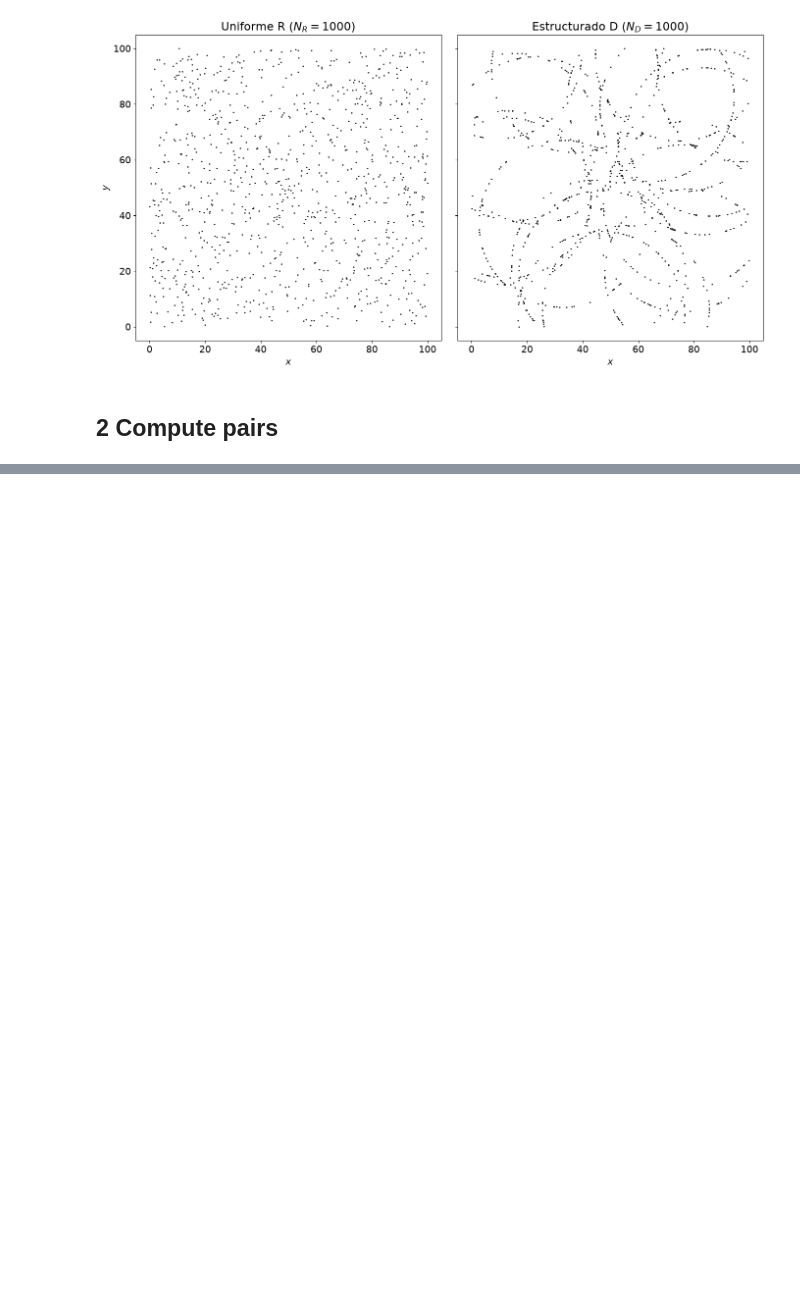
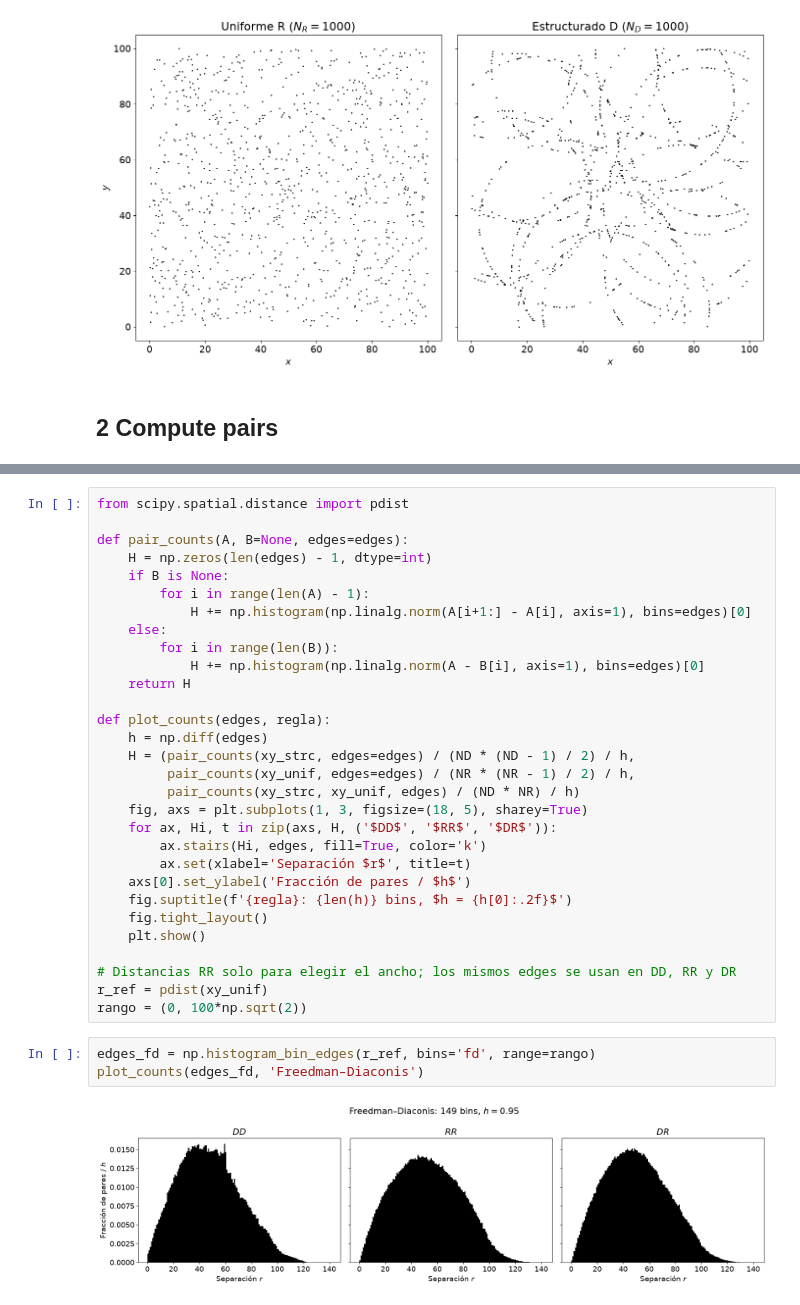
Before and after one commit to jairferrara/num-est, a Jupyter notebook: 05/05.ipynb, the cells around one changed output, grey strips where cells are left out. Drawn from its saved outputs; the diff is of its cells as text; blank space fills up the shorter version.

```diff
--- a/05/05.ipynb
+++ b/05/05.ipynb
@@ -88,0 +135,35 @@ plt.show()
+# %%
+from scipy.spatial.distance import pdist
+
+def pair_counts(A, B=None, edges=edges):
+    H = np.zeros(len(edges) - 1, dtype=int)
+    if B is None:
+        for i in range(len(A) - 1):
+            H += np.histogram(np.linalg.norm(A[i+1:] - A[i], axis=1), bins=edges)[0]
+    else:
+        for i in range(len(B)):
+            H += np.histogram(np.linalg.norm(A - B[i], axis=1), bins=edges)[0]
+    return H
+
+def plot_counts(edges, regla):
+    h = np.diff(edges)
+    H = (pair_counts(xy_strc, edges=edges) / (ND * (ND - 1) / 2) / h,
+         pair_counts(xy_unif, edges=edges) / (NR * (NR - 1) / 2) / h,
+         pair_counts(xy_strc, xy_unif, edges) / (ND * NR) / h)
+    fig, axs = plt.subplots(1, 3, figsize=(18, 5), sharey=True)
+    for ax, Hi, t in zip(axs, H, ('$DD$', '$RR$', '$DR$')):
+        ax.stairs(Hi, edges, fill=True, color='k')
+        ax.set(xlabel='Separación $r$', title=t)
+    axs[0].set_ylabel('Fracción de pares / $h$')
+    fig.suptitle(f'{regla}: {len(h)} bins, $h = {h[0]:.2f}$')
+    fig.tight_layout()
+    plt.show()
+
+# Distancias RR solo para elegir el ancho; los mismos edges se usan en DD, RR y DR
+r_ref = pdist(xy_unif)
+rango = (0, 100*np.sqrt(2))
+# %%
+edges_fd = np.histogram_bin_edges(r_ref, bins='fd', range=rango)
+plot_counts(edges_fd, 'Freedman–Diaconis')
+# %% [output]
+[figure, added]
```
Also changed, not shown: parts of 11 cells of this notebook, 1 other file.
